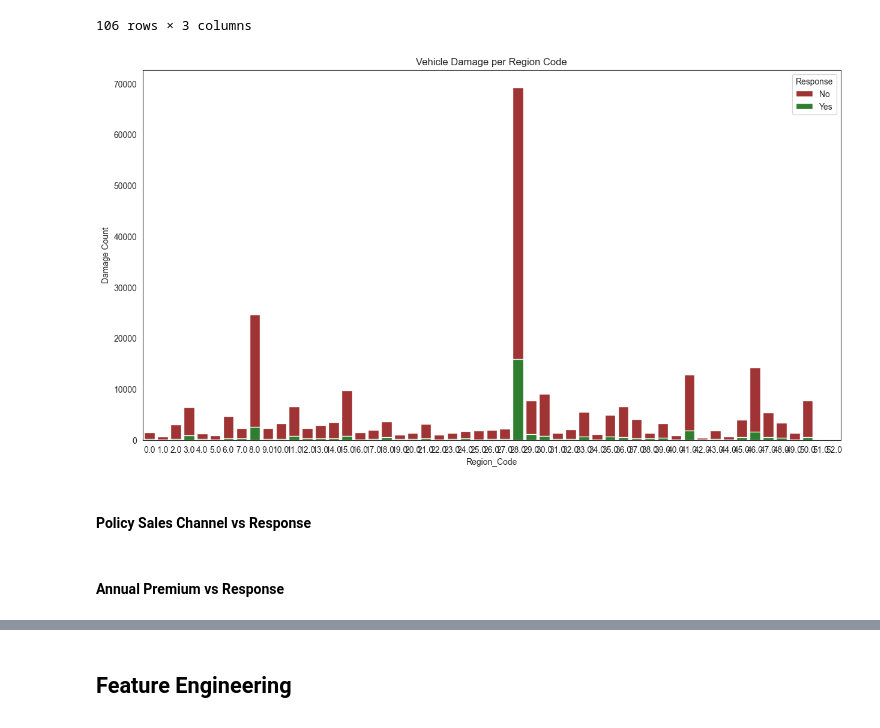
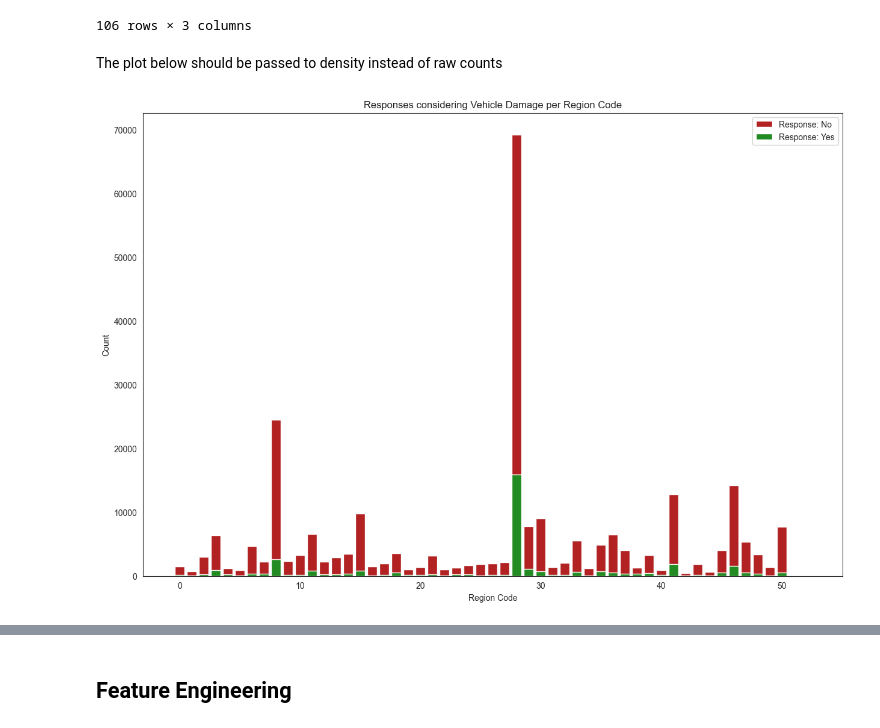
Before and after one commit to HugoTex98/Health-Insurance-Cross-Sell-Prediction, a Jupyter notebook: Health_Insurance_Cross_Sell_Prediction.ipynb, the cells around one changed output, grey strips where cells are left out. Cells and saved outputs as stored; diff of their text form; code cells hidden in the pictures.

```diff
--- a/Health_Insurance_Cross_Sell_Prediction.ipynb
+++ b/Health_Insurance_Cross_Sell_Prediction.ipynb
@@ -623,17 +612,16 @@ damage_regcode_resp
 | 104 | 52.0 | No | 190 |
 | 105 | 52.0 | Yes | 23 |
 106 rows × 3 columns
-# %%
-plt.figure(figsize=(15,8))
-stack_bars = sns.barplot(x='Region_Code', y='count', hue='Response',
-                        data=damage_regcode_resp, palette=["firebrick", "forestgreen"],
-                        dodge=False)
-plt.ylabel('Damage Count')
-plt.title('Vehicle Damage per Region Code')
-plt.show()
-# %% [output]
-[figure, removed]
-# %% [markdown]
-#### Policy Sales Channel vs Response
-# %% [markdown]
-#### Annual Premium vs Response
+# %% [markdown]
+The plot below should be passed to density instead of raw counts
+# %%
+plt.figure(figsize=(15,10))
+plt.xlabel('Region Code')
+plt.ylabel('Count')
+plt.title('Responses considering Vehicle Damage per Region Code')
+stacked_bars = plt.bar(damage_regcode_resp['Region_Code'], damage_regcode_resp['count'],
+                       color=['firebrick', 'forestgreen']) # , alpha=0.6
+plt.legend(stacked_bars, ['Response: No', 'Response: Yes'])
+plt.show()
+# %% [output]
+[figure, added]
```
Also changed, not shown: parts of 28 cells of this notebook.
